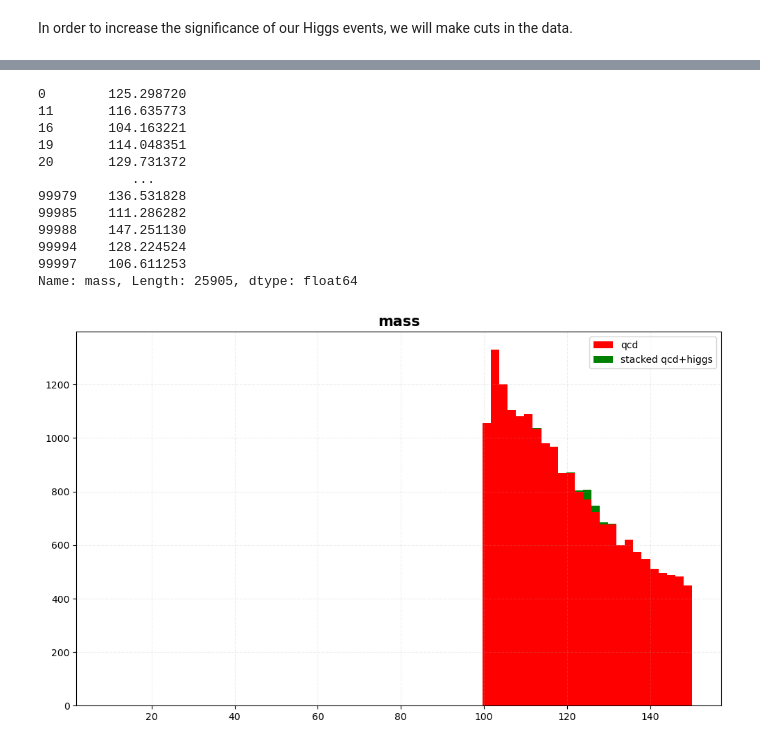
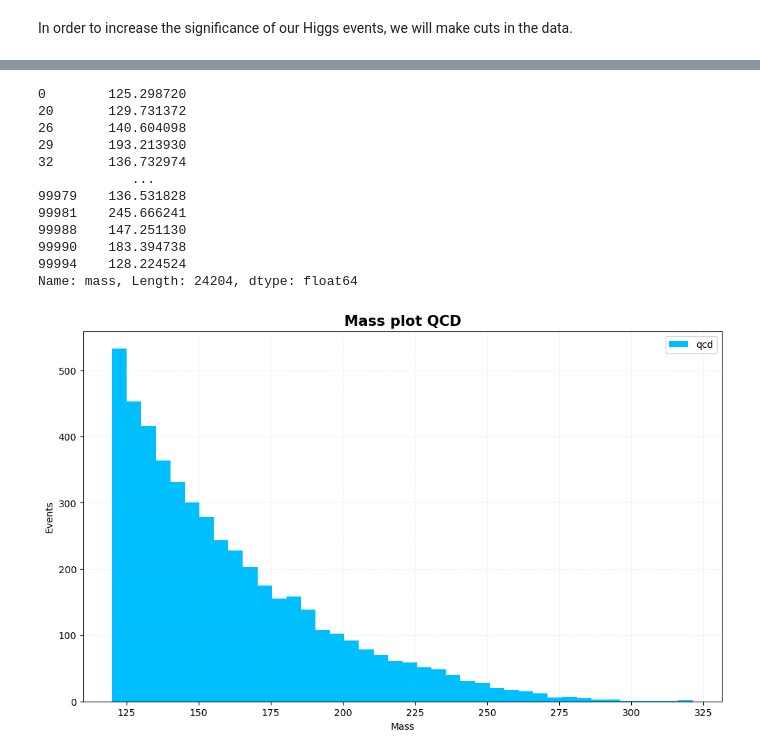
Before and after one commit to SOLHAUG13/Phys434_Autumn2021, a Jupyter notebook: Lab7/Lab7_PHYS434_Solhaug_Erik.ipynb, the cells around one changed output, grey strips where cells are left out. Drawn from its saved outputs; the diff is of its cells as text; code cells hidden in the pictures.

```diff
--- a/Lab7/Lab7_PHYS434_Solhaug_Erik.ipynb
+++ b/Lab7/Lab7_PHYS434_Solhaug_Erik.ipynb
@@ -192,22 +194,21 @@ TypeError: '<' not supported between instances of 'str' and 'int'
 # %%
 # Making cuts in background data
-mask1 = qcd['mass'] < 150
-mask2 = qcd['mass'] > 100
+mask1 = qcd['mass'] > 120
+mask2 = qcd['mass'] < 400
+cut = qcd['mass'][mask1]
+cut1 = cut[mask2]
-# %%
-cut1 = qcd['mass'][mask1]
-cut2 = cut1[mask2]
 # %%
-cut2
+cut1
 # %% [output]
 0        125.298720
-11       116.635773
-16       104.163221
-19       114.048351
 20       129.731372
+26       140.604098
+29       193.213930
+32       136.732974
             ...
 99979    136.531828
-99985    111.286282
+99981    245.666241
 99988    147.251130
+99990    183.394738
 99994    128.224524
-99997    106.611253
-Name: mass, Length: 25905, dtype: float64
+Name: mass, Length: 24204, dtype: float64
@@ -214,18 +254,14 @@ Name: mass, Length: 25905, dtype: float64
 # %%
 N_Higgs = 100
 N_QCD = 20000
 
-X1 = cut2
-X2 = higgs['mass']
-
 bins = 70
 
-w1 = np.ones(X1.size)*N_QCD/X1.size
-w2 = np.ones(X2.size)*N_Higgs/X2.size
-
-n1, temp1, temp2 = plt.hist([X1, X2], bins, stacked=True, color=['r', 'g'], weights=[w1, w2], linewidth = 3, label = ['qcd', 'stacked qcd+higgs'])
-plt.title(f'{name}', fontsize = 15, fontweight='bold')
+n1, temp1, temp2 = plt.hist(cut1, bins = 40, weights = np.repeat((N_QCD/qcd['mass'].size), cut1.size), color='deepskyblue', label = 'qcd')
+plt.xlabel('Mass')
+plt.ylabel('Events')
+plt.title('Mass plot QCD', fontsize = 15, fontweight='bold')
 plt.grid(linestyle='--', alpha=0.2)
 plt.legend();
 # %% [output]
-[figure, old version]
+[figure, new version]
```
Also changed, not shown: parts of 47 cells of this notebook, 1 other file.
